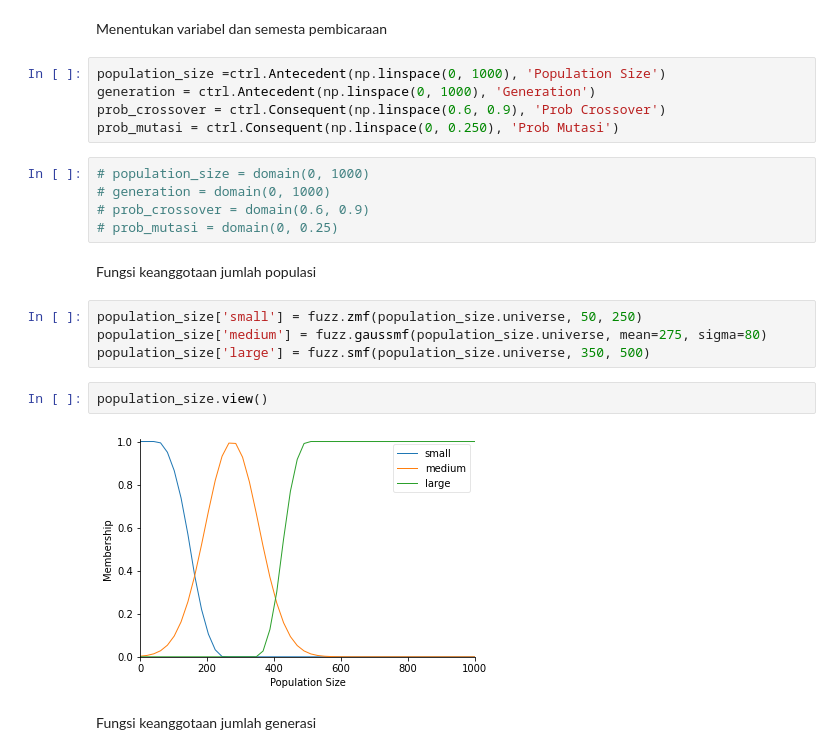
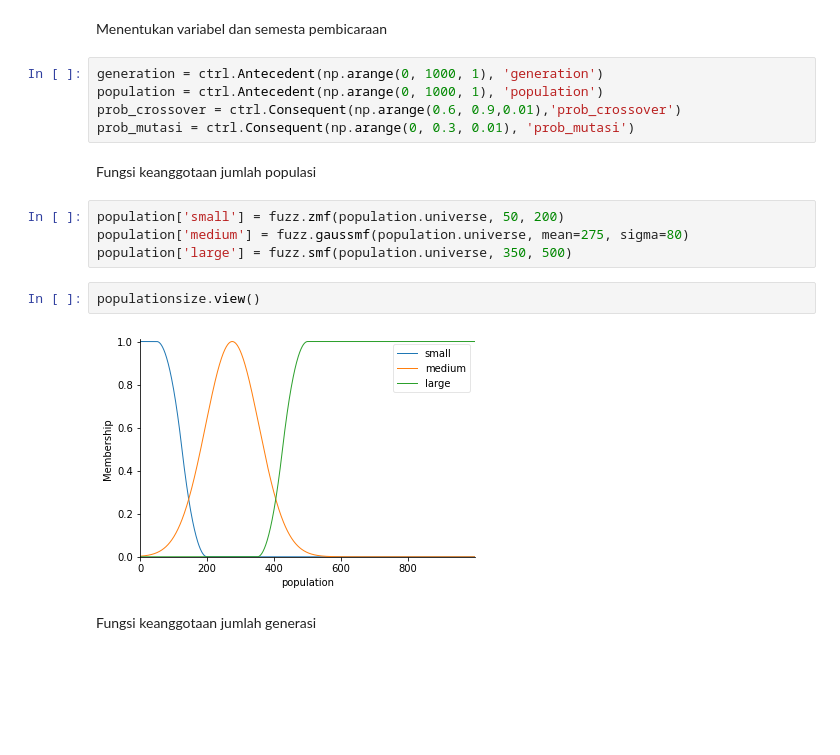
Before and after one commit to fhasnur/class-scheduling, a Jupyter notebook: fuzzymamdani_controlsystem.ipynb, the cells around one changed output. Drawn from its saved outputs; the diff is of its cells as text; blank space fills up the shorter version.

```diff
--- a/fuzzymamdani_controlsystem.ipynb
+++ b/fuzzymamdani_controlsystem.ipynb
@@ -39,25 +25,20 @@ class domain():
 # %% [markdown]
 Menentukan variabel dan semesta pembicaraan
 # %%
-population_size =ctrl.Antecedent(np.linspace(0, 1000), 'Population Size')
-generation = ctrl.Antecedent(np.linspace(0, 1000), 'Generation')
-prob_crossover = ctrl.Consequent(np.linspace(0.6, 0.9), 'Prob Crossover')
-prob_mutasi = ctrl.Consequent(np.linspace(0, 0.250), 'Prob Mutasi')
+generation = ctrl.Antecedent(np.arange(0, 1000, 1), 'generation')
+population = ctrl.Antecedent(np.arange(0, 1000, 1), 'population')
+prob_crossover = ctrl.Consequent(np.arange(0.6, 0.9,0.01),'prob_crossover')
+prob_mutasi = ctrl.Consequent(np.arange(0, 0.3, 0.01), 'prob_mutasi')
-# %%
-# population_size = domain(0, 1000)
-# generation = domain(0, 1000)
-# prob_crossover = domain(0.6, 0.9)
-# prob_mutasi = domain(0, 0.25)
 # %% [markdown]
 Fungsi keanggotaan jumlah populasi
 # %%
-population_size['small'] = fuzz.zmf(population_size.universe, 50, 250)
-population_size['medium'] = fuzz.gaussmf(population_size.universe, mean=275, sigma=80)
-population_size['large'] = fuzz.smf(population_size.universe, 350, 500)
+population['small'] = fuzz.zmf(population.universe, 50, 200)
+population['medium'] = fuzz.gaussmf(population.universe, mean=275, sigma=80)
+population['large'] = fuzz.smf(population.universe, 350, 500)
 # %%
-population_size.view()
+populationsize.view()
 # %% [output]
-[figure, old version]
+[figure, new version]
 # %% [markdown]
 Fungsi keanggotaan jumlah generasi
 # %%
```
Also changed, not shown: parts of 18 cells of this notebook.
